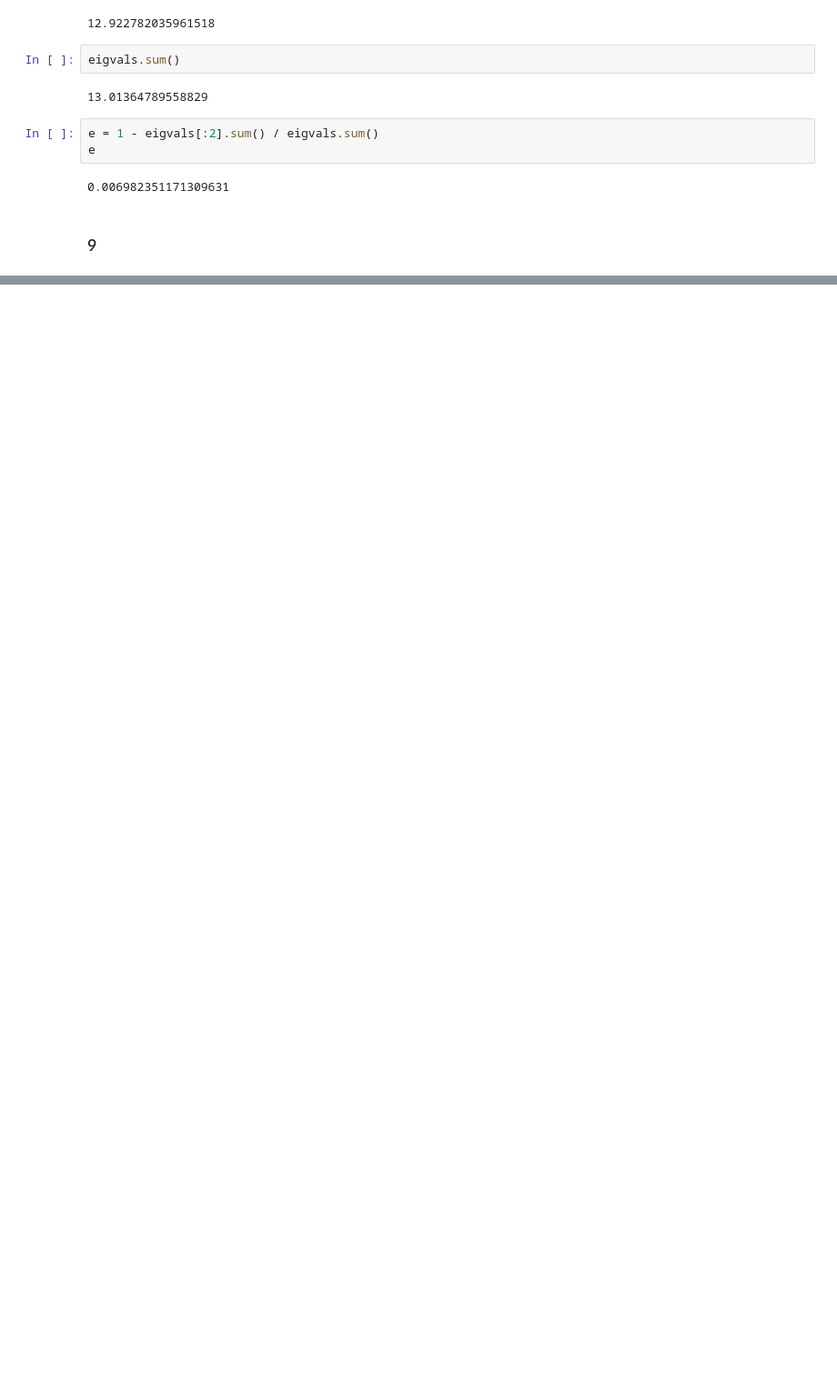
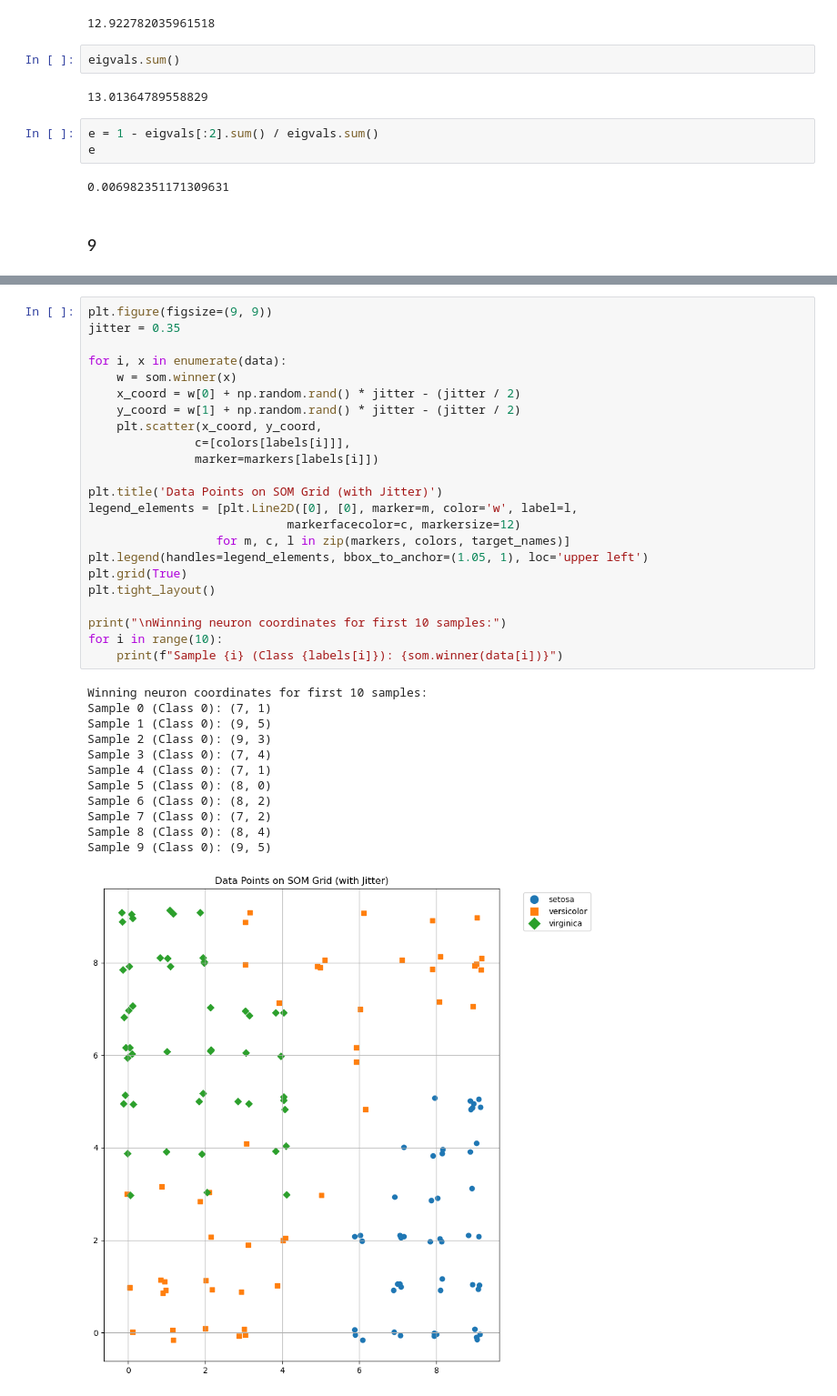
Before and after one commit to VahidTheOnly/SPR_4041, a Jupyter notebook: Coding/HW1/Codes/Answers.ipynb, the cells around one changed output, grey strips where cells are left out. Shown at 91% size. Drawn from its saved outputs; the diff is of its cells as text; blank space fills up the shorter version.

```diff
--- a/Coding/HW1/Codes/Answers.ipynb
+++ b/Coding/HW1/Codes/Answers.ipynb
@@ -154,0 +309,36 @@ plt.show()
+# %%
+plt.figure(figsize=(9, 9))
+jitter = 0.35
+
+for i, x in enumerate(data):
+    w = som.winner(x)
+    x_coord = w[0] + np.random.rand() * jitter - (jitter / 2)
+    y_coord = w[1] + np.random.rand() * jitter - (jitter / 2)
+    plt.scatter(x_coord, y_coord,
+               c=[colors[labels[i]]],
+               marker=markers[labels[i]])
+
+plt.title('Data Points on SOM Grid (with Jitter)')
+legend_elements = [plt.Line2D([0], [0], marker=m, color='w', label=l,
+                            markerfacecolor=c, markersize=12)
+                  for m, c, l in zip(markers, colors, target_names)]
+plt.legend(handles=legend_elements, bbox_to_anchor=(1.05, 1), loc='upper left')
+plt.grid(True)
+plt.tight_layout()
+
+print("\nWinning neuron coordinates for first 10 samples:")
+for i in range(10):
+    print(f"Sample {i} (Class {labels[i]}): {som.winner(data[i])}")
+# %% [output]
+Winning neuron coordinates for first 10 samples:
+Sample 0 (Class 0): (7, 1)
+Sample 1 (Class 0): (9, 5)
+Sample 2 (Class 0): (9, 3)
+Sample 3 (Class 0): (7, 4)
+Sample 4 (Class 0): (7, 1)
+Sample 5 (Class 0): (8, 0)
+Sample 6 (Class 0): (8, 2)
+Sample 7 (Class 0): (7, 2)
+Sample 8 (Class 0): (8, 4)
+Sample 9 (Class 0): (9, 5)
+[figure, added]
```
Also changed, not shown: parts of 19 cells of this notebook, 7 other files.
